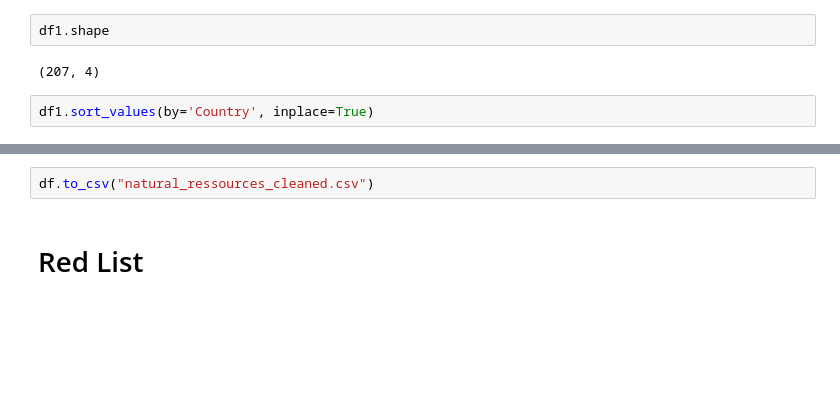
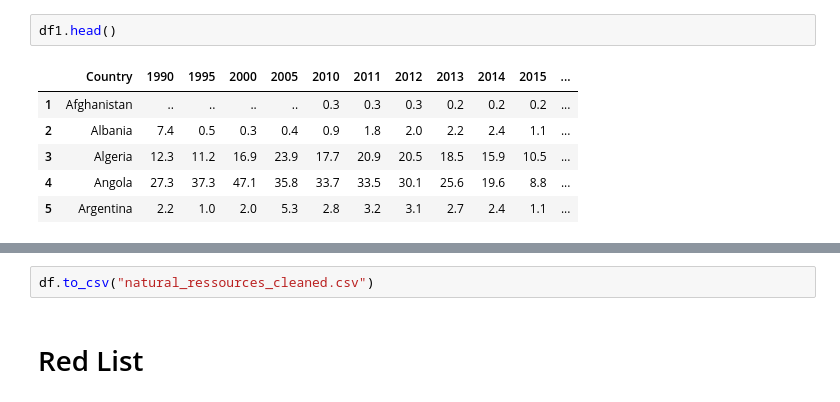
Before and after one commit to mattcoget/Project-HDI, a Jupyter notebook: Natural ressources depletion.ipynb, the cells around one changed output, grey strips where cells are left out. Cells and saved outputs as stored; diff of their text form; blank space fills up the shorter version.

```diff
--- a/Natural ressources depletion.ipynb
+++ b/Natural ressources depletion.ipynb
@@ -49,6 +78,9 @@ df1.head()
 # %%
-df1.shape
+df1.head()
 # %% [output]
-(207, 4)
+|  | Country | 1990 | 1995 | 2000 | 2005 | 2010 | 2011 | 2012 | 2013 | 2014 | 2015 | ... |
+| 1 | Afghanistan | .. | .. | .. | .. | 0.3 | 0.3 | 0.3 | 0.2 | 0.2 | 0.2 | ... |
+| 2 | Albania | 7.4 | 0.5 | 0.3 | 0.4 | 0.9 | 1.8 | 2.0 | 2.2 | 2.4 | 1.1 | ... |
+| 3 | Algeria | 12.3 | 11.2 | 16.9 | 23.9 | 17.7 | 20.9 | 20.5 | 18.5 | 15.9 | 10.5 | ... |
+| 4 | Angola | 27.3 | 37.3 | 47.1 | 35.8 | 33.7 | 33.5 | 30.1 | 25.6 | 19.6 | 8.8 | ... |
+| 5 | Argentina | 2.2 | 1.0 | 2.0 | 5.3 | 2.8 | 3.2 | 3.1 | 2.7 | 2.4 | 1.1 | ... |
-# %%
-df1.sort_values(by='Country', inplace=True)
```
Also changed, not shown: parts of 53 cells of this notebook, 10 other files.
